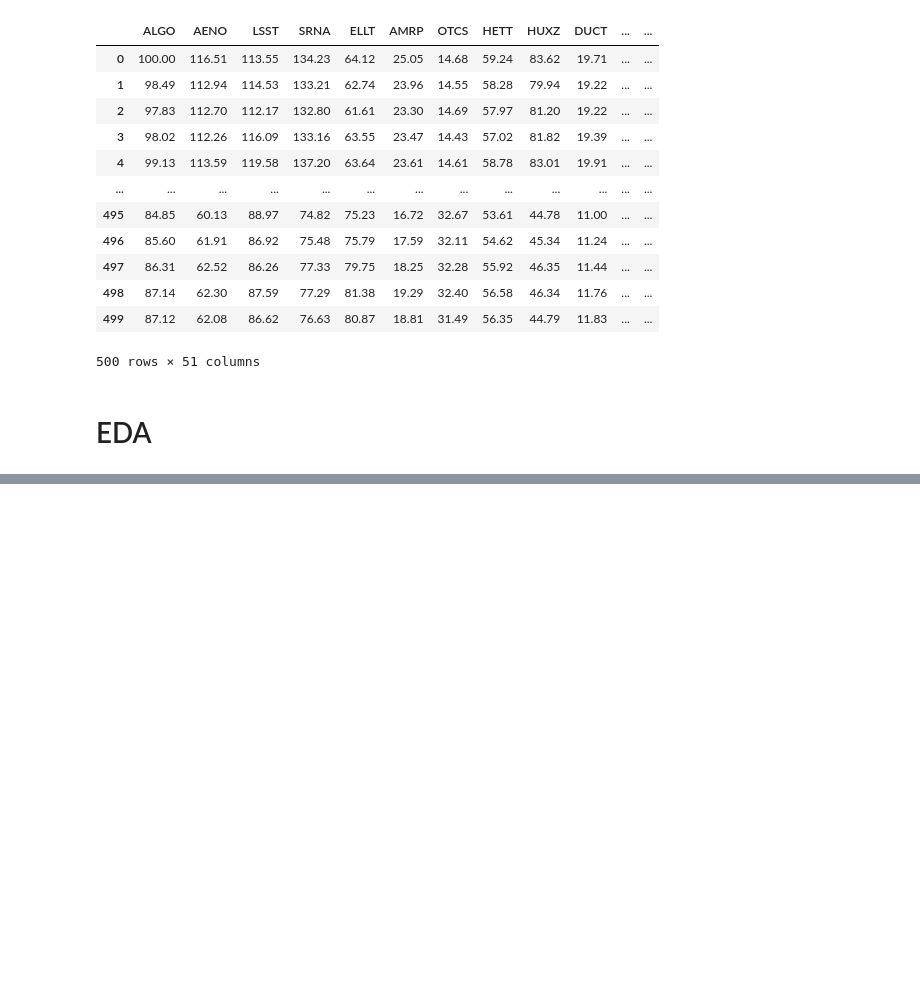
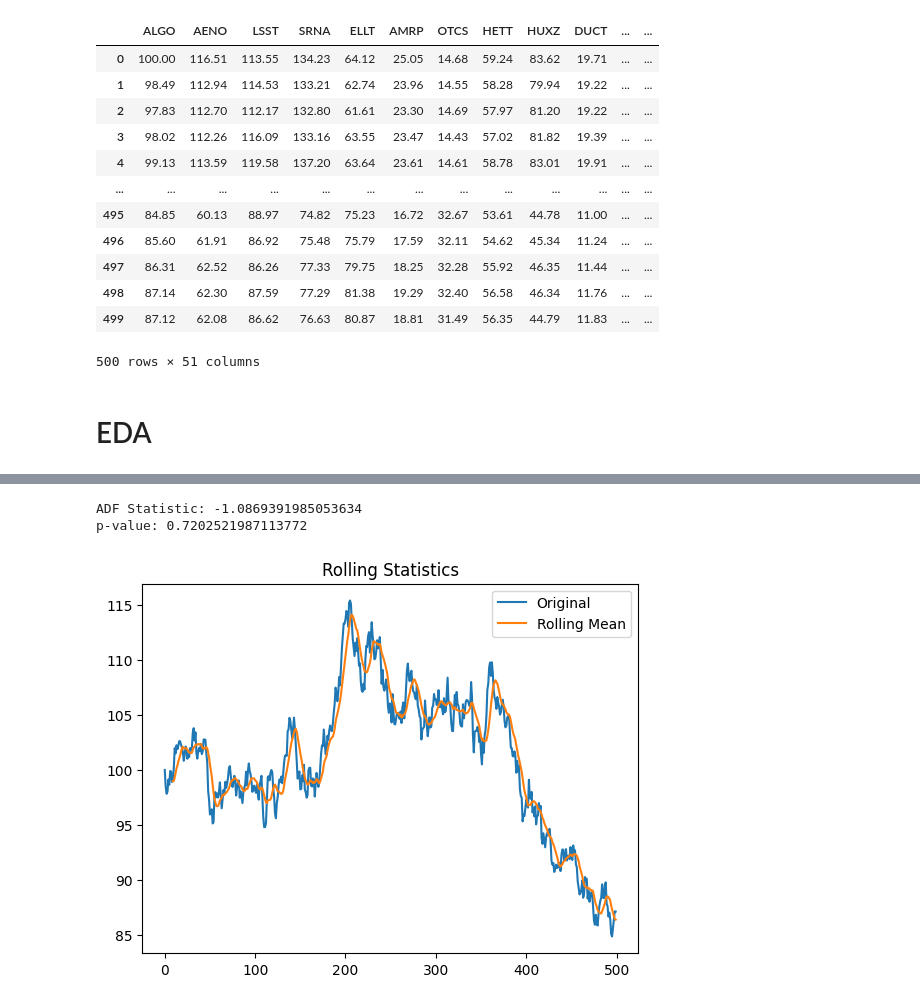
Before and after one commit to kvngu0/algothon2026_AlphaLeak, a Jupyter notebook: Test1.ipynb, the cells around one changed output, grey strips where cells are left out. Drawn from its saved outputs; the diff is of its cells as text; code cells hidden in the pictures; blank space fills up the shorter version.

```diff
--- a/Test1.ipynb
+++ b/Test1.ipynb
@@ -67,0 +224,30 @@ plt.show()
+# %%
+from statsmodels.tsa.stattools import adfuller
+price_series = df['ALGO']
+
+
+
+
+result = adfuller(price_series)
+print(f"ADF Statistic: {result[0]}")
+print(f"p-value: {result[1]}")
+# p-value > 0.05 → fail to reject unit root → non-stationary, needs differencing
+# %% [output]
+ADF Statistic: -1.0869391985053634
+p-value: 0.7202521987113772
+# %%
+import matplotlib.pyplot as plt
+
+series = df['ALGO']
+
+rolling_mean = series.rolling(window=10).mean()
+rolling_std = series.rolling(window=10).std()
+
+plt.plot(series, label='Original')
+plt.plot(rolling_mean, label='Rolling Mean')
+#plt.plot(rolling_std, label='Rolling Std')
+plt.legend()
+plt.title('Rolling Statistics')
+plt.show()
+# %% [output]
+[figure, added]
```
Also changed, not shown: parts of 39 cells of this notebook, 3 other files.
